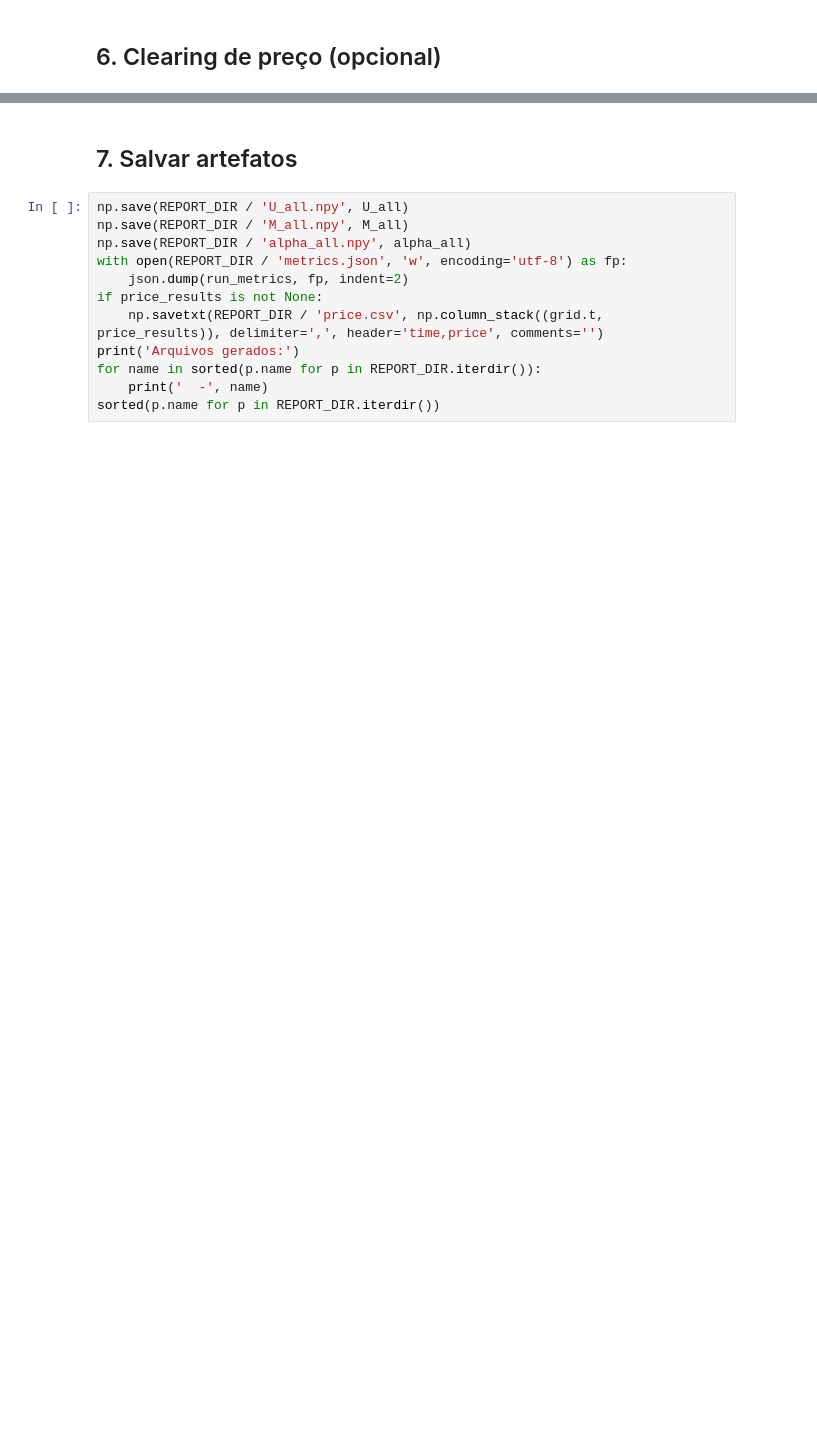
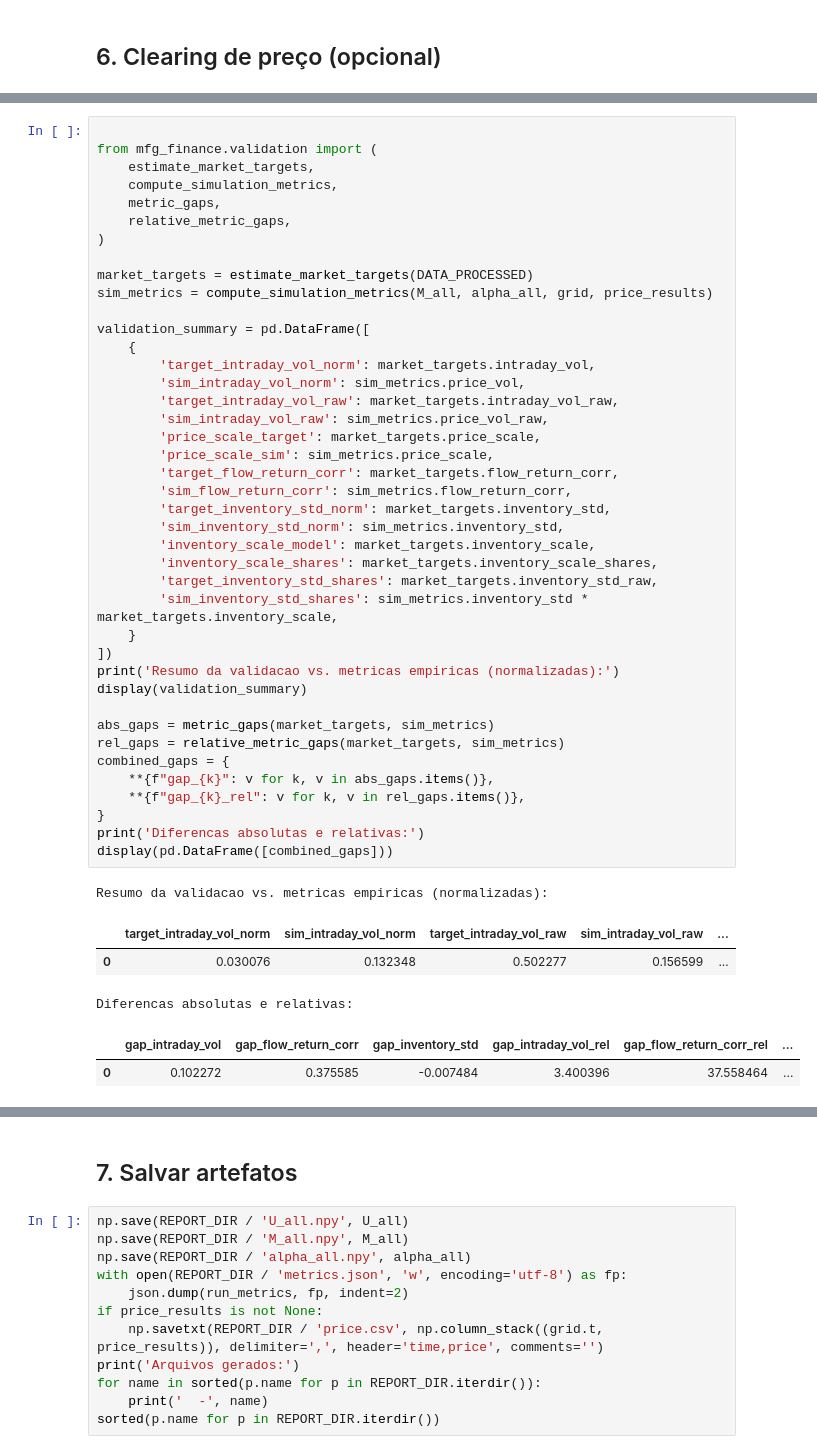
Before and after one commit to cockles98/mfg-for-financial-market, a Jupyter notebook: notebooks/mfg_pipeline.ipynb, the cells around one changed output, grey strips where cells are left out. Cells and saved outputs as stored; diff of their text form; blank space fills up the shorter version.

```diff
--- a/notebooks/mfg_pipeline.ipynb
+++ b/notebooks/mfg_pipeline.ipynb
@@ -366,0 +420,48 @@ Preço medio: -0.1339 | desvio: 0.1279
+# %%
+
+from mfg_finance.validation import (
+    estimate_market_targets,
+    compute_simulation_metrics,
+    metric_gaps,
+    relative_metric_gaps,
+)
+
+market_targets = estimate_market_targets(DATA_PROCESSED)
+sim_metrics = compute_simulation_metrics(M_all, alpha_all, grid, price_results)
+
+validation_summary = pd.DataFrame([
+    {
+        'target_intraday_vol_norm': market_targets.intraday_vol,
+        'sim_intraday_vol_norm': sim_metrics.price_vol,
+        'target_intraday_vol_raw': market_targets.intraday_vol_raw,
+        'sim_intraday_vol_raw': sim_metrics.price_vol_raw,
+        'price_scale_target': market_targets.price_scale,
+        'price_scale_sim': sim_metrics.price_scale,
+        'target_flow_return_corr': market_targets.flow_return_corr,
+        'sim_flow_return_corr': sim_metrics.flow_return_corr,
+        'target_inventory_std_norm': market_targets.inventory_std,
+        'sim_inventory_std_norm': sim_metrics.inventory_std,
+        'inventory_scale_model': market_targets.inventory_scale,
+        'inventory_scale_shares': market_targets.inventory_scale_shares,
+        'target_inventory_std_shares': market_targets.inventory_std_raw,
+        'sim_inventory_std_shares': sim_metrics.inventory_std * market_targets.inventory_scale,
+    }
+])
+print('Resumo da validacao vs. metricas empiricas (normalizadas):')
+display(validation_summary)
+
+abs_gaps = metric_gaps(market_targets, sim_metrics)
+rel_gaps = relative_metric_gaps(market_targets, sim_metrics)
+combined_gaps = {
+    **{f"gap_{k}": v for k, v in abs_gaps.items()},
+    **{f"gap_{k}_rel": v for k, v in rel_gaps.items()},
+}
+print('Diferencas absolutas e relativas:')
+display(pd.DataFrame([combined_gaps]))
+# %% [output]
+Resumo da validacao vs. metricas empiricas (normalizadas):
+|  | target_intraday_vol_norm | sim_intraday_vol_norm | target_intraday_vol_raw | sim_intraday_vol_raw | ... |
+| 0 | 0.030076 | 0.132348 | 0.502277 | 0.156599 | ... |
+Diferencas absolutas e relativas:
+|  | gap_intraday_vol | gap_flow_return_corr | gap_inventory_std | gap_intraday_vol_rel | gap_flow_return_corr_rel | ... |
+| 0 | 0.102272 | 0.375585 | -0.007484 | 3.400396 | 37.558464 | ... |
```
Also changed, not shown: parts of 15 cells of this notebook, 15 other files.
